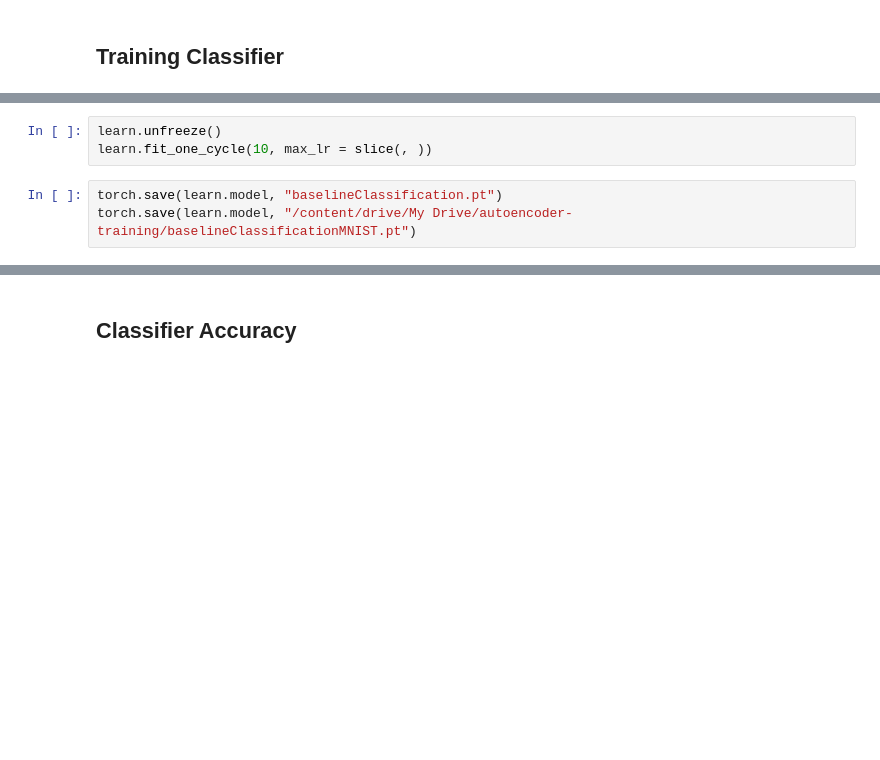
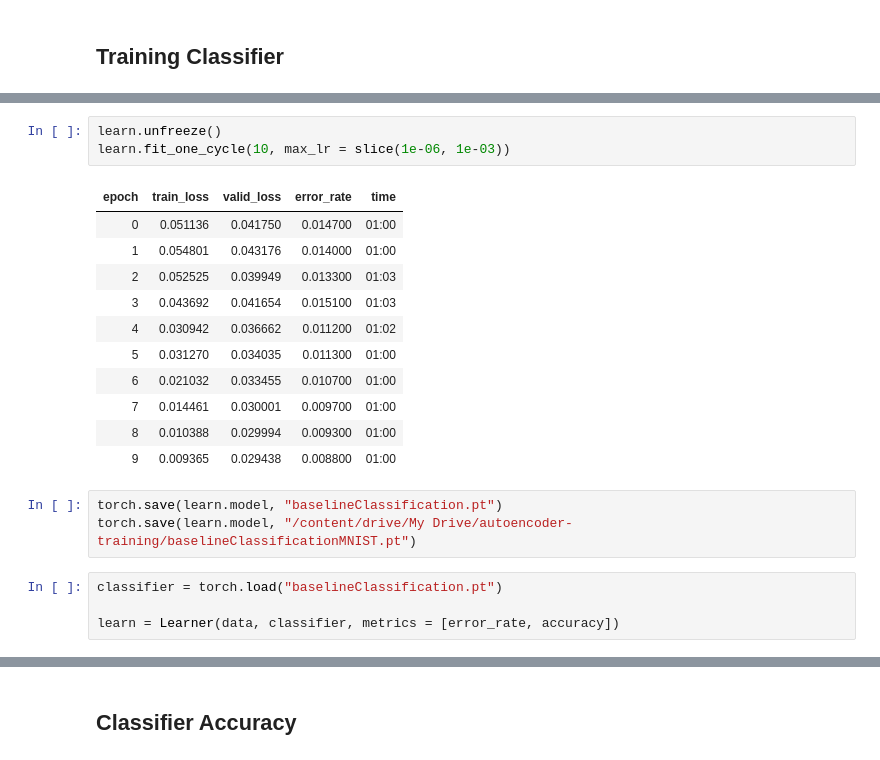
Before and after one commit to henriwoodcock/Applying-Modern-Best-Practices-to-Autoencoders, a Jupyter notebook: notebooks/mnist/AutoencodedClassificationAccuracy.ipynb, the cells around one changed output, grey strips where cells are left out. Cells and saved outputs as stored; diff of their text form; blank space fills up the shorter version.

Commit message:
finished mnist classification accuracy

```diff
--- a/notebooks/mnist/AutoencodedClassificationAccuracy.ipynb
+++ b/notebooks/mnist/AutoencodedClassificationAccuracy.ipynb
@@ -63,6 +99,22 @@ learn.fit_one_cycle(10, max_lr = )
 # %%
 learn.unfreeze()
-learn.fit_one_cycle(10, max_lr = slice(, ))
+learn.fit_one_cycle(10, max_lr = slice(1e-06, 1e-03))
+# %% [output]
+| epoch | train_loss | valid_loss | error_rate | time |
+| 0 | 0.051136 | 0.041750 | 0.014700 | 01:00 |
+| 1 | 0.054801 | 0.043176 | 0.014000 | 01:00 |
+| 2 | 0.052525 | 0.039949 | 0.013300 | 01:03 |
+| 3 | 0.043692 | 0.041654 | 0.015100 | 01:03 |
+| 4 | 0.030942 | 0.036662 | 0.011200 | 01:02 |
+| 5 | 0.031270 | 0.034035 | 0.011300 | 01:00 |
+| 6 | 0.021032 | 0.033455 | 0.010700 | 01:00 |
+| 7 | 0.014461 | 0.030001 | 0.009700 | 01:00 |
+| 8 | 0.010388 | 0.029994 | 0.009300 | 01:00 |
+| 9 | 0.009365 | 0.029438 | 0.008800 | 01:00 |
 # %%
 torch.save(learn.model, "baselineClassification.pt")
 torch.save(learn.model, "/content/drive/My Drive/autoencoder-training/baselineClassificationMNIST.pt")
+# %%
+classifier = torch.load("baselineClassification.pt")
+
+learn = Learner(data, classifier, metrics = [error_rate, accuracy])
```
Also changed, not shown: parts of 15 cells of this notebook.
